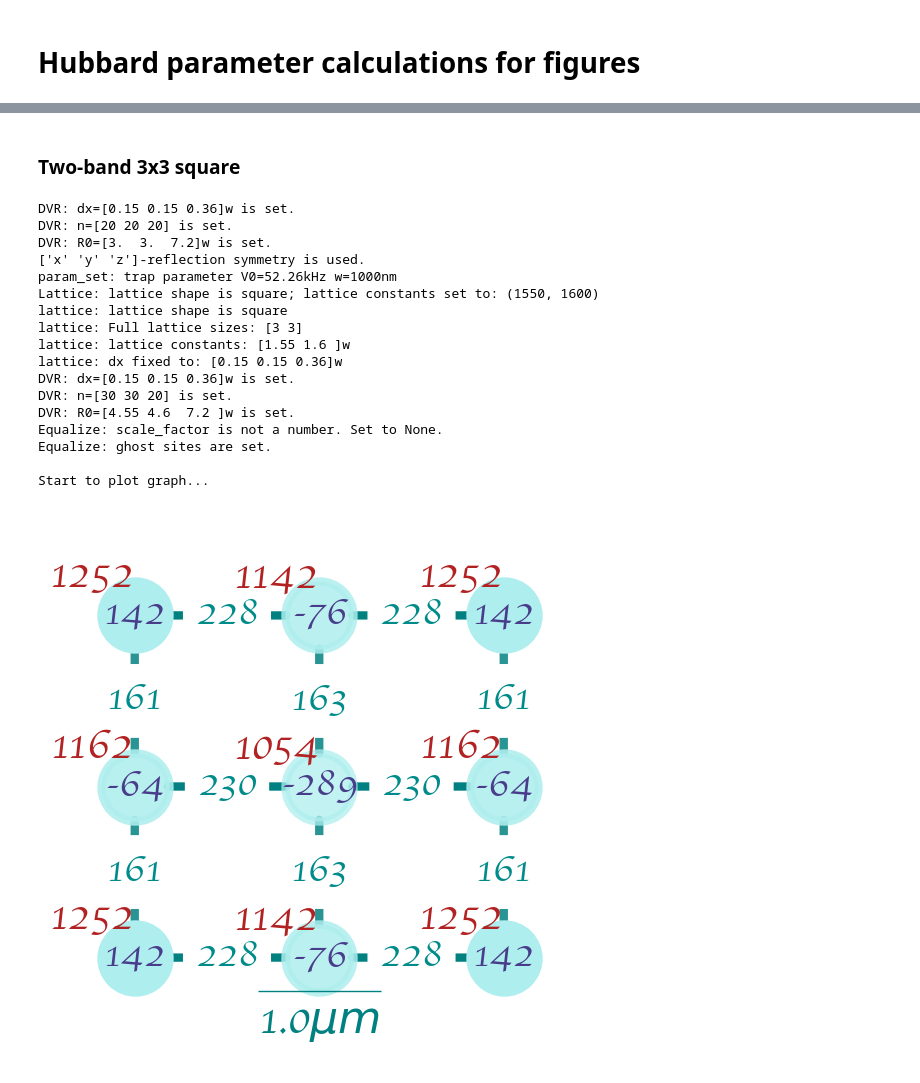
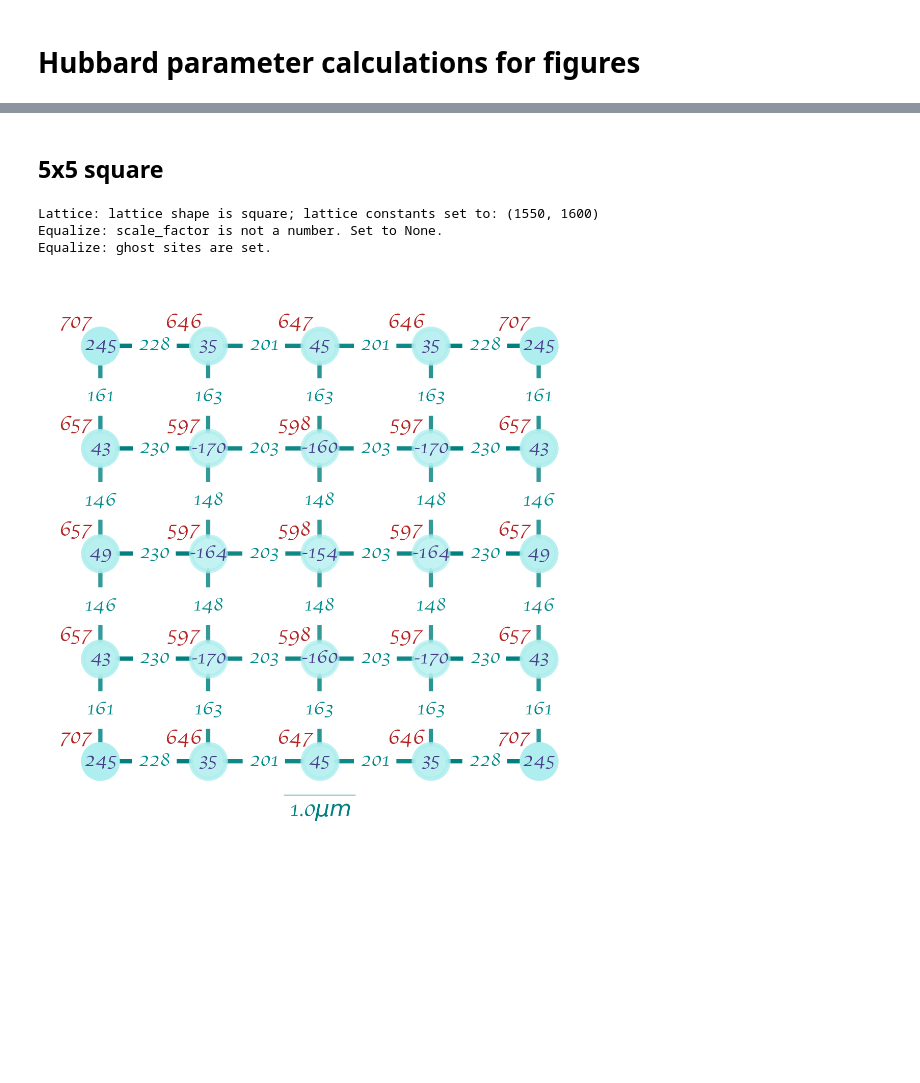
Before and after one commit to htwei17/HubbardTweezer, a Jupyter notebook: HubbardTweezer/figures/fig3.ipynb, the cells around one changed output, grey strips where cells are left out. Saved outputs shown, nothing was run; the diff lists cells and outputs as text; code cells hidden in the pictures; blank space fills up the shorter version.

```diff
--- a/HubbardTweezer/figures/fig3.ipynb
+++ b/HubbardTweezer/figures/fig3.ipynb
@@ -19,53 +97,39 @@ if module_path not in sys.path:
 # %% [markdown]
-### Two-band 3x3 square
+## 5x5 square
 # %%
 from HubbardTweezer.Hubbard.plot import *
 import numpy as np
 from HubbardTweezer.Hubbard.io import *
 
 N = 20
-L = 3
-Ly = 3
-d = 1
-shape = 'square'
+L = 5
+Ly = L
+d = 3
+shape = "square"
 w = None
-eqt = 'neq'
+eqt = "neq"
 R0 = np.array([3, 3, 7.2])
-G = HubbardGraph(N,
-                 R0=R0,
-                 lattice=np.array([L, Ly], dtype=int),
-                 trap=(52.26, 1000),
-                 lc=(1550, 1600),
-                 ascatt=1770,
-                 laser=780,
-                 band=2,
-                 sparse=True,
-                 shape=shape,
-                 waist=w,
-                 equalize=False,
-                 eqtarget=eqt,
-                 symmetry=True,
-                 verbosity=3)
-fn = '../output/3D_3x3_square_twobands.ini'
-b = 1
-read_file(fn, G, band=b)
-G.draw_graph(band=b, A=G.A, U=G.U)
+G = HubbardGraph(
+    N,
+    R0=R0,
+    lattice=np.array([L, L], dtype=int),
+    trap=(52.26, 1000),
+    lc=(1550, 1600),
+    ascatt=1770,
+    laser=780,
+    sparse=True,
+    shape=shape,
+    waist=w,
+    equalize=False,
+    eqtarget=eqt,
+    symmetry=True,
+    verbosity=0,
+)
+fn = f"../output/{d}D_{L}x{Ly}_{shape}_{w}_{eqt}.ini"
+read_file(fn, G)
+G.draw_graph(nnn=False, A=G.A, U=G.U)
 # %% [output]
-DVR: dx=[0.15 0.15 0.36]w is set.
-DVR: n=[20 20 20] is set.
-DVR: R0=[3.  3.  7.2]w is set.
-['x' 'y' 'z']-reflection symmetry is used.
-param_set: trap parameter V0=52.26kHz w=1000nm
 Lattice: lattice shape is square; lattice constants set to: (1550, 1600)
-lattice: lattice shape is square
-lattice: Full lattice sizes: [3 3]
-lattice: lattice constants: [1.55 1.6 ]w
-lattice: dx fixed to: [0.15 0.15 0.36]w
-DVR: dx=[0.15 0.15 0.36]w is set.
-DVR: n=[30 30 20] is set.
-DVR: R0=[4.55 4.6  7.2 ]w is set.
 Equalize: scale_factor is not a number. Set to None.
 Equalize: ghost sites are set.
-
-Start to plot graph...
-[figure, old version]
+[figure, new version]
```
Also changed, not shown: parts of 9 cells of this notebook, 3 other files.
